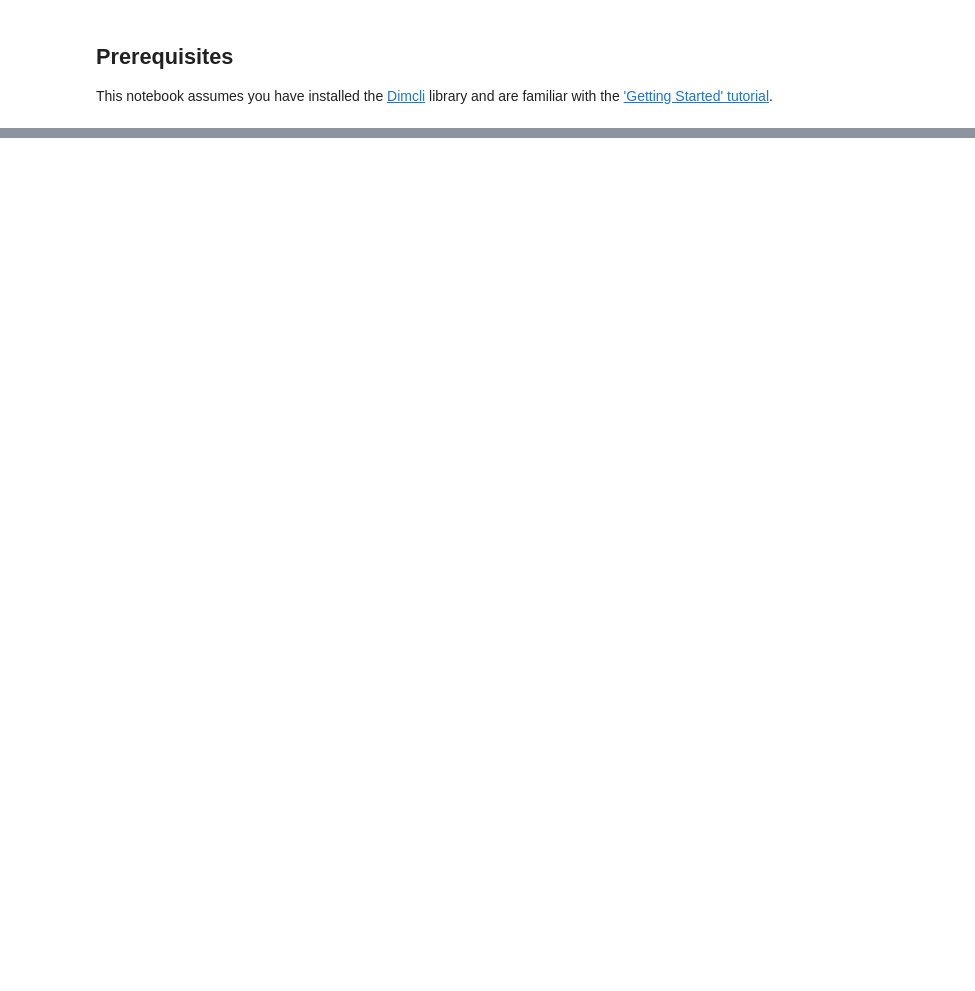
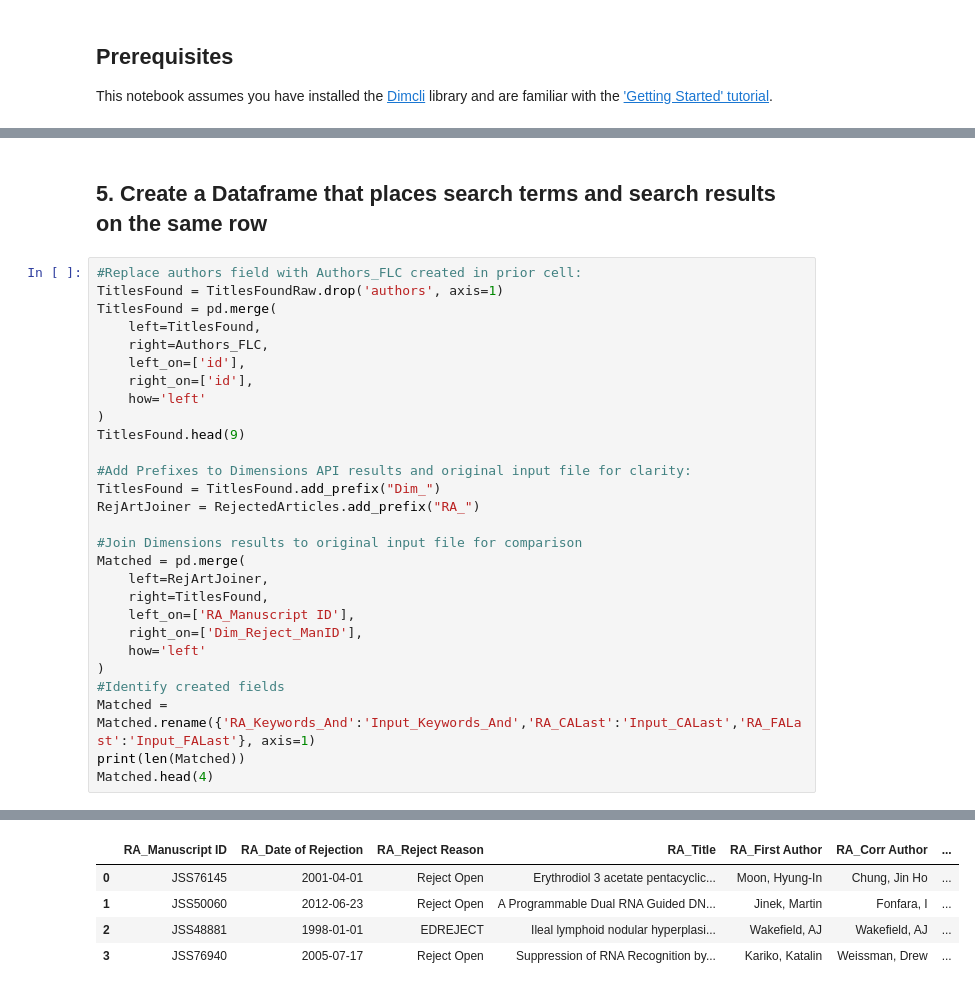
Before and after one commit to digital-science/dimensions-api-lab, a Jupyter notebook: cookbooks/2-publications/Rejected_Article_Tracker.ipynb, the cells around one changed output, grey strips where cells are left out. Drawn from its saved outputs; the diff is of its cells as text; blank space fills up the shorter version.

```diff
--- a/cookbooks/2-publications/Rejected_Article_Tracker.ipynb
+++ b/cookbooks/2-publications/Rejected_Article_Tracker.ipynb
@@ -269,0 +322,31 @@ In terms of next steps, we might choose to do some bibliometric analysis of the
+# %% [markdown]
+## 5. Create a Dataframe that places search terms and search results on the same row
+# %%
+#Replace authors field with Authors_FLC created in prior cell:
+TitlesFound = TitlesFoundRaw.drop('authors', axis=1)
+TitlesFound = pd.merge(
+    left=TitlesFound,
+    right=Authors_FLC,
+    left_on=['id'],
+    right_on=['id'],
+    how='left'
+)
+TitlesFound.head(9)
+
+#Add Prefixes to Dimensions API results and original input file for clarity:
+TitlesFound = TitlesFound.add_prefix("Dim_")
+RejArtJoiner = RejectedArticles.add_prefix("RA_")
+
+#Join Dimensions results to original input file for comparison
+Matched = pd.merge(
+    left=RejArtJoiner,
+    right=TitlesFound,
+    left_on=['RA_Manuscript ID'],
+    right_on=['Dim_Reject_ManID'],
+    how='left'
+)
+#Identify created fields
+Matched = Matched.rename({'RA_Keywords_And':'Input_Keywords_And','RA_CALast':'Input_CALast','RA_FALast':'Input_FALast'}, axis=1)
+print(len(Matched))
+Matched.head(4)
+# %% [output]
@@ -269,0 +355,5 @@ In terms of next steps, we might choose to do some bibliometric analysis of the
+|  | RA_Manuscript ID | RA_Date of Rejection | RA_Reject Reason | RA_Title | RA_First Author | RA_Corr Author | ... |
+| 0 | JSS76145 | 2001-04-01 | Reject Open | Erythrodiol 3 acetate pentacyclic... | Moon, Hyung-In | Chung, Jin Ho | ... |
+| 1 | JSS50060 | 2012-06-23 | Reject Open | A Programmable Dual RNA Guided DN... | Jinek, Martin | Fonfara, I | ... |
+| 2 | JSS48881 | 1998-01-01 | EDREJECT | Ileal lymphoid nodular hyperplasi... | Wakefield, AJ | Wakefield, AJ | ... |
+| 3 | JSS76940 | 2005-07-17 | Reject Open | Suppression of RNA Recognition by... | Kariko, Katalin | Weissman, Drew | ... |
```
Also changed, not shown: parts of 35 cells of this notebook, 2 other files.
